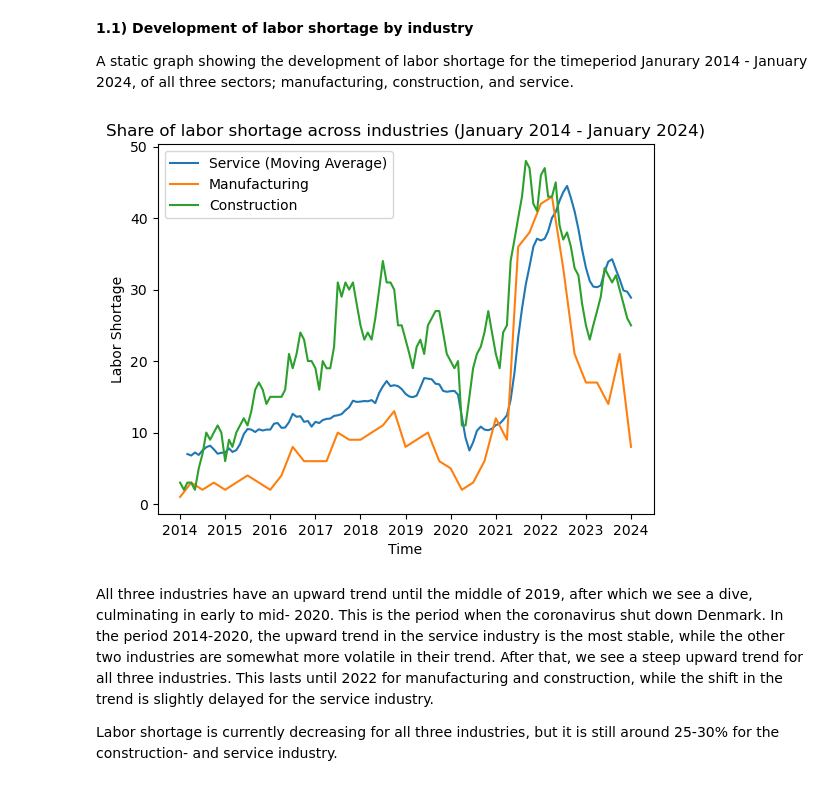
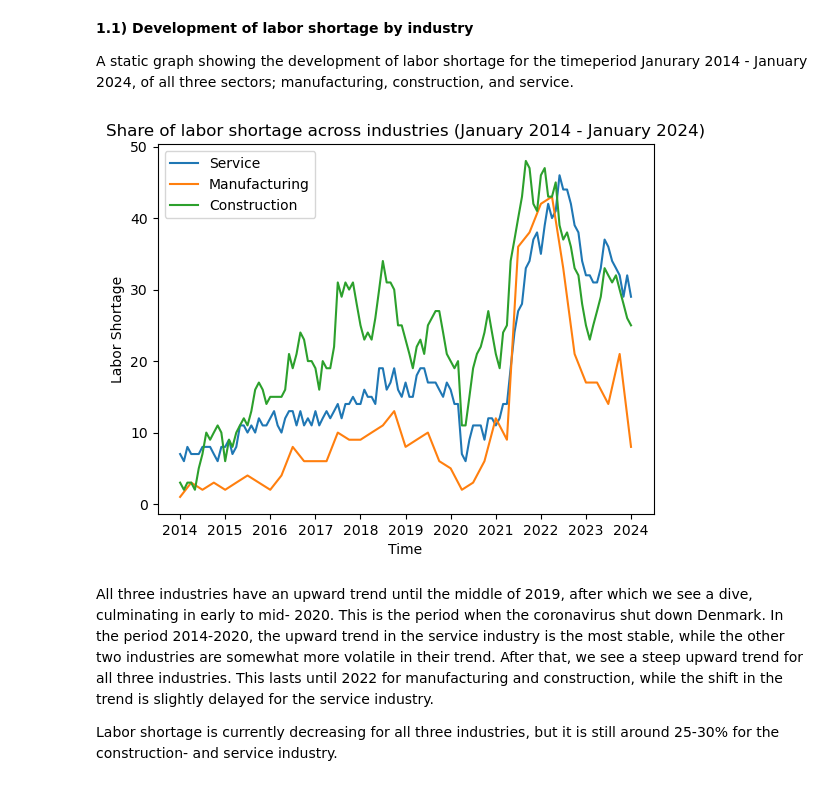
Before and after one commit to NumEconCopenhagen/Projects_2024_Emma-Anna-Oscar, a Jupyter notebook: dataproject/dataproject.ipynb, the cells around one changed output. Cells and saved outputs as stored; diff of their text form; code cells hidden in the pictures.

Commit message:
Fjernet moving average

```diff
--- a/dataproject/dataproject.ipynb
+++ b/dataproject/dataproject.ipynb
@@ -194,26 +194,27 @@ In this section we explore the cleaned datasets and use these as the basis of ou
 
 A static graph showing the development of labor shortage for the timeperiod Janurary 2014 - January 2024, of all three sectors; manufacturing, construction, and service.
 # %%
-# Converting the 'time' column into datetime format and calculating a moving average for the service industry
+# Converting the 'time' column into datetime format
 lab_short_service['time'] = pd.to_datetime(lab_short_service['time'], format='%Y-%m-%d')
-average_labor_shortage = lab_short_service.groupby('time')['labor_shortage'].mean()
-moving_average = average_labor_shortage.rolling(window=3).mean()
 lab_short_manu['time'] = pd.to_datetime(lab_short_manu['time'], format='%Y-%m-%d')
 lab_short_cons['time'] = pd.to_datetime(lab_short_cons['time'], format='%Y-%m-%d')
 
+# Filtering the 'total' row for the service industry
+lab_short_service_total = lab_short_service[lab_short_service['industry'] == 'total']
+
 # Plotting the data for all three industries
-plt.plot(moving_average, label='Service (Moving Average)')
+plt.plot(lab_short_service_total['time'], lab_short_service_total['labor_shortage'], label='Service')
 plt.plot(lab_short_manu['time'], lab_short_manu['labor_shortage'], label='Manufacturing')
 plt.plot(lab_short_cons['time'], lab_short_cons['labor_shortage'], label='Construction')
 
 plt.xlabel('Time')
 plt.ylabel('Labor Shortage')
 plt.title('Share of labor shortage across industries (January 2014 - January 2024)')
 plt.legend()
 
 plt.show()
 # %% [output]
-[figure, old version]
+[figure, new version]
 # %% [markdown]
 All three industries have an upward trend until the middle of 2019, after which we see a dive, culminating in early to mid- 2020. This is the period when the coronavirus shut down Denmark. In the period 2014-2020, the upward trend in the service industry is the most stable, while the other two industries are somewhat more volatile in their trend. After that, we see a steep upward trend for all three industries. This lasts until 2022 for manufacturing and construction, while the shift in the trend is slightly delayed for the service industry.
 
```
Also changed, not shown: parts of 3 cells of this notebook.
